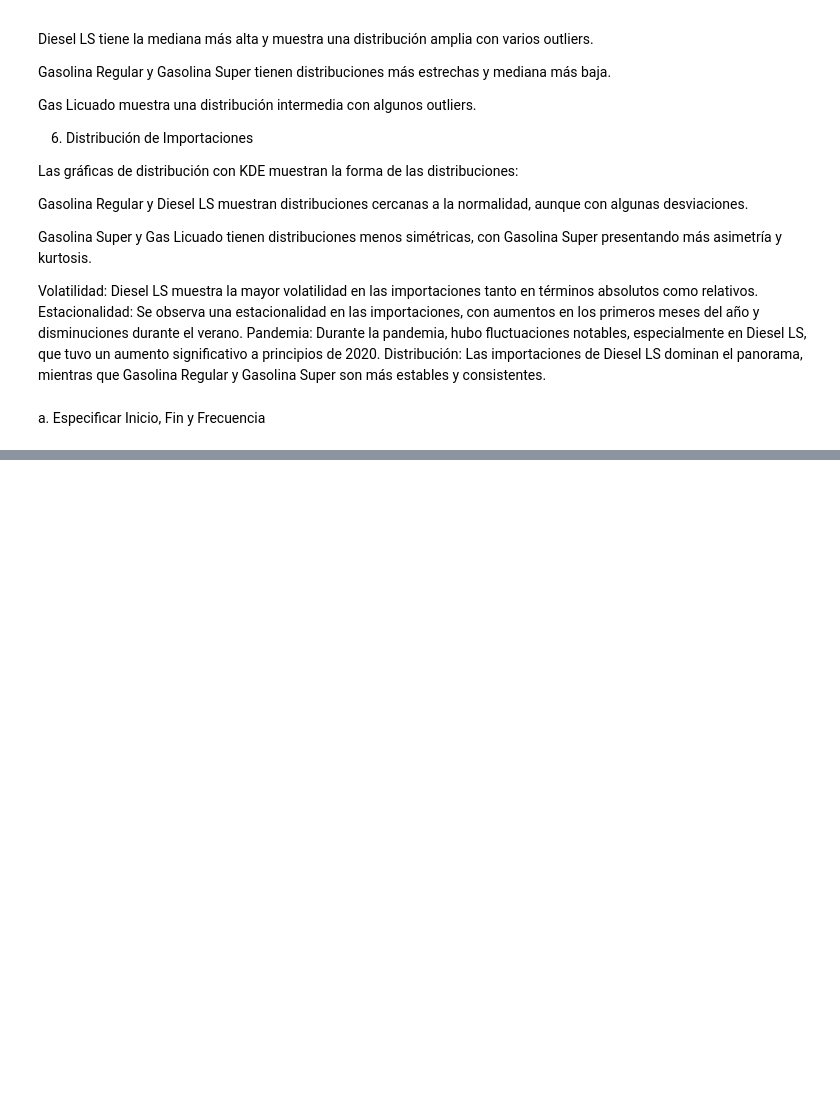
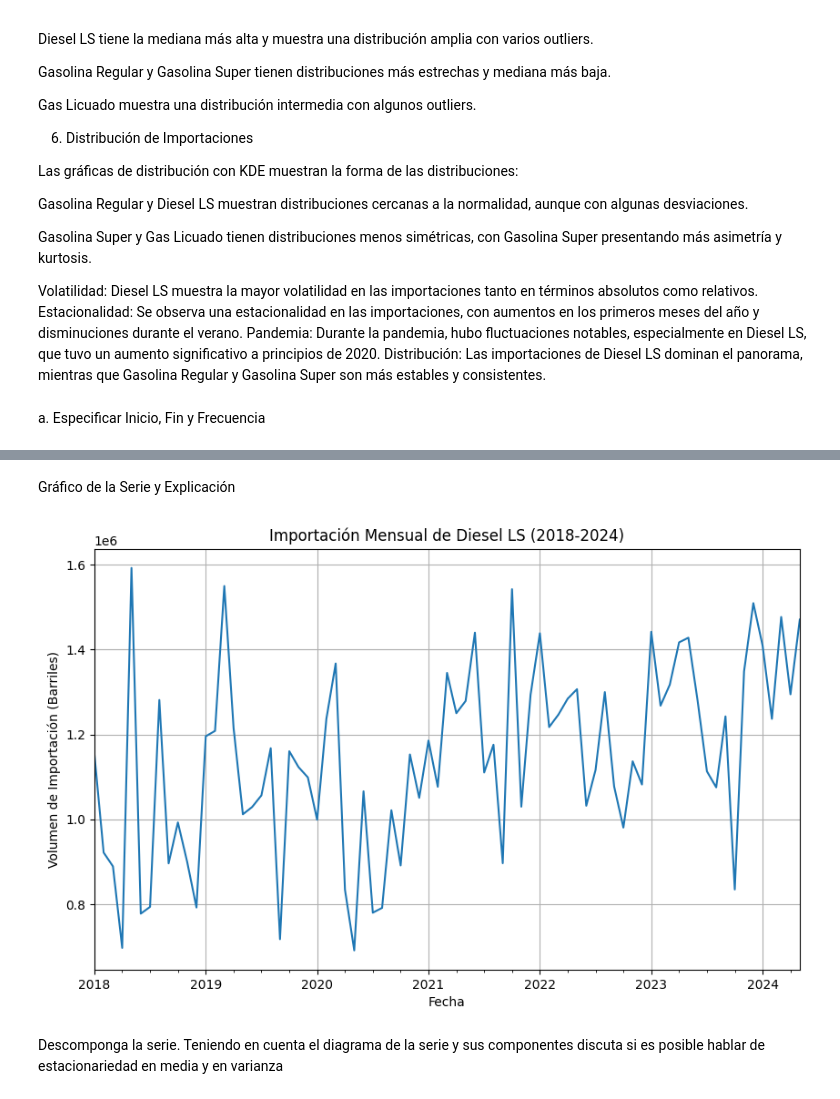
Before and after one commit to AGM54/DataSc, a Jupyter notebook: data.ipynb, the cells around one changed output, grey strips where cells are left out. Cells and saved outputs as stored; diff of their text form; code cells hidden in the pictures; blank space fills up the shorter version.

```diff
--- a/data.ipynb
+++ b/data.ipynb
@@ -439,3 +439,19 @@ Warnings:
 [1] Covariance matrix calculated using the outer product of gradients (complex-step).
 [2] Covariance matrix is singular or near-singular, with condition number 1.1e+38. Standard errors may be unstable.
 [figure]
+# %% [markdown]
+Gráfico de la Serie y Explicación
+# %%
+# Gráfico de la serie
+importacion_df_filtered['DieselLS'].plot(figsize=(10, 6))
+plt.title('Importación Mensual de Diesel LS (2018-2024)')
+plt.xlabel('Fecha')
+plt.ylabel('Volumen de Importación (Barriles)')
+plt.grid(True)
+plt.show()
+# %% [output]
+[figure, added]
+# %% [markdown]
+Descomponga la serie. Teniendo en cuenta el diagrama de la serie y sus
+componentes discuta si es posible hablar de estacionariedad en media y en
+varianza
```
Also changed, not shown: parts of 11 cells of this notebook.
